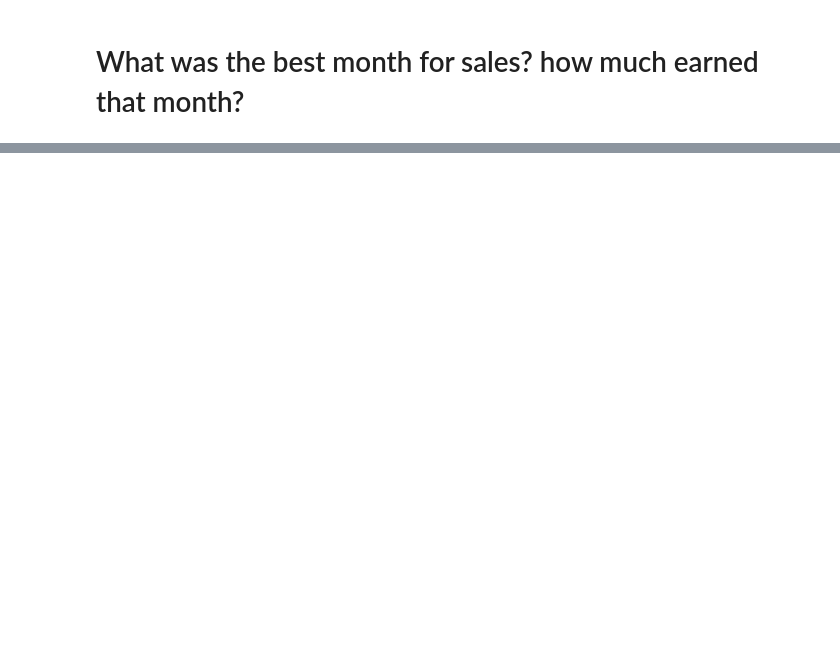
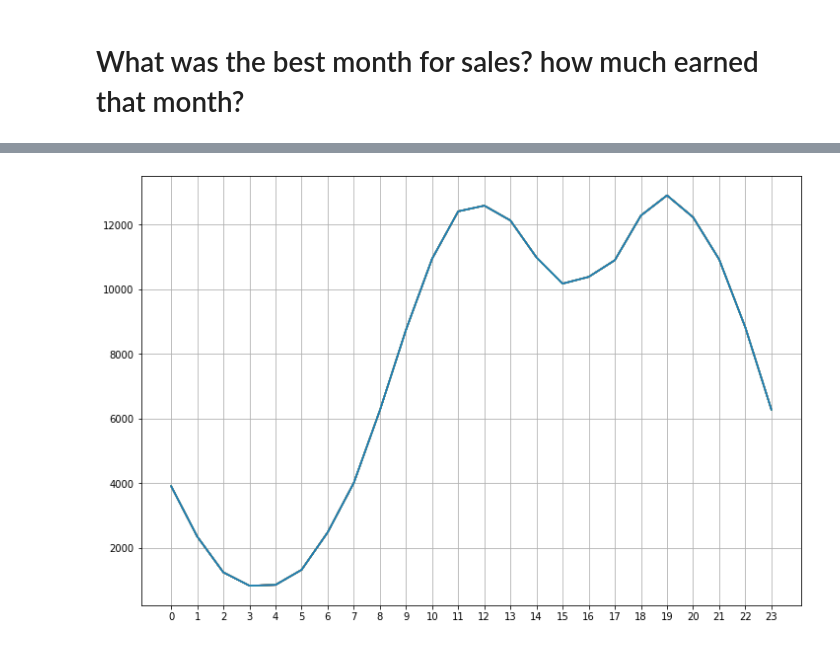
Before and after one commit to ashik-meher/sales-analysis, a Jupyter notebook: Sales data Analysis.ipynb, the cells around one changed output, grey strips where cells are left out. Cells and saved outputs as stored; diff of their text form; code cells hidden in the pictures; blank space fills up the shorter version.

```diff
--- a/Sales data Analysis.ipynb
+++ b/Sales data Analysis.ipynb
@@ -123,0 +254,6 @@ all_months_data.groupby('Month').sum()
+# %%
+#using datetime library to convert date time
+
+all_months_data['Time of Order'] = pd.to_datetime(all_months_data['Order Date'])
+
+all_months_data.head()
@@ -123,0 +267,6 @@ all_months_data.groupby('Month').sum()
+# %%
+#extrating order time in hour
+
+all_months_data['Hour'] = all_months_data['Time of Order'].dt.hour
+all_months_data['Minute'] = all_months_data['Time of Order'].dt.minute
+all_months_data.head()
@@ -123,0 +280,11 @@ all_months_data.groupby('Month').sum()
+# %%
+#visualization
+hours = [hour for hour, df in all_months_data.groupby('Hour')]
+
+plt.plot(hours,all_months_data.groupby('Hour').count())
+plt.rcParams['figure.figsize']=(16,14)
+plt.xticks(hours)
+plt.grid()
+plt.show()
+# %% [output]
+[figure, added]
```
Also changed, not shown: parts of 33 cells of this notebook.
